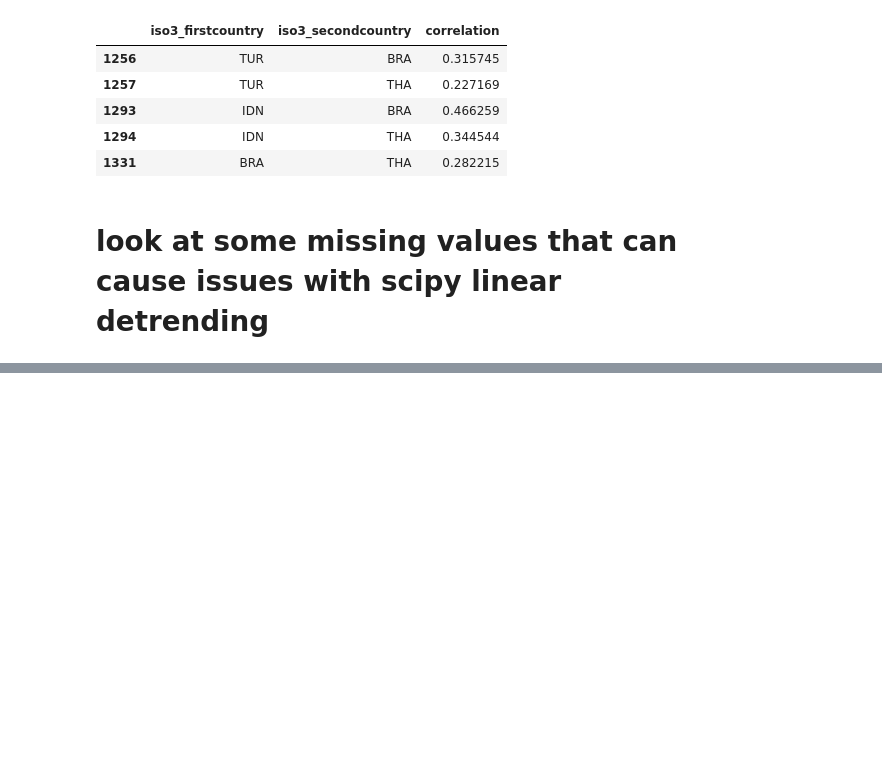
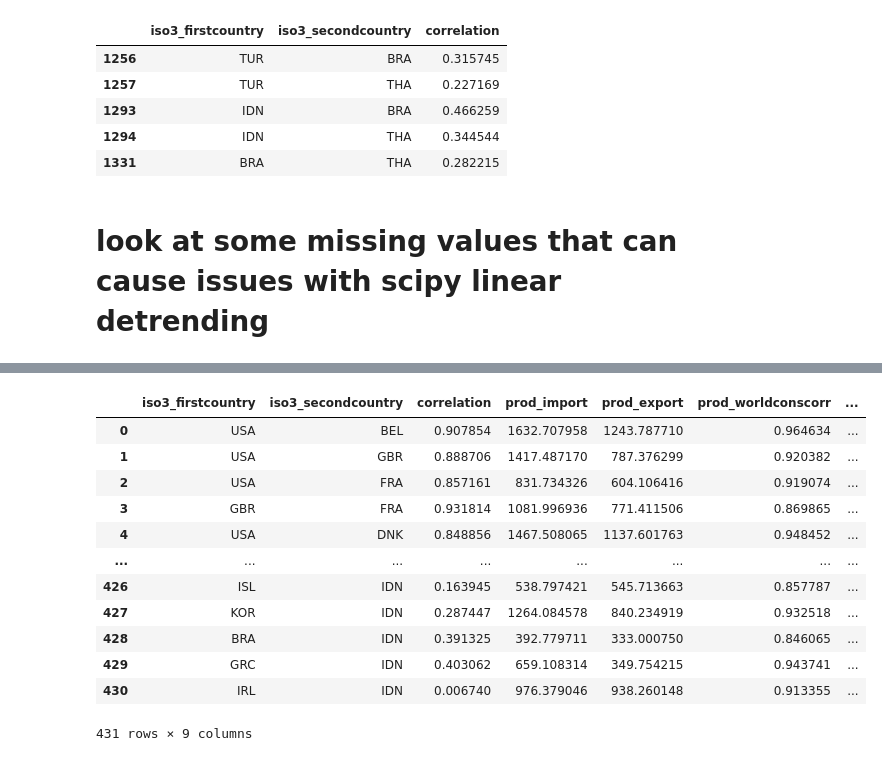
Before and after one commit to emilyfu1/correlationmodule, a Jupyter notebook: main.ipynb, the cells around one changed output, grey strips where cells are left out. Saved outputs shown, nothing was run; the diff lists cells and outputs as text; code cells hidden in the pictures; blank space fills up the shorter version.

```diff
--- a/main.ipynb
+++ b/main.ipynb
@@ -388,0 +393,35 @@ lookatnansoecd_u[lookatnansoecd_u.isna().any(1)]
+# %%
+# import the shares data (original version)
+shares_original = pd.read_pickle(cleandatapath+'FullData_OriginalData_plusExports.pkl')[['iso3', 'year', 'Import USD', 'Import EUR', 'Export USD', 'Export EUR']]
+
+# import the shares data (alternative version)
+shares_alt = pd.read_pickle(cleandatapath+'FullData_OurData_NScode_TSimportShares_Taiwan.pkl')[['iso3', 'year', 'Import USD', 'Import EUR', 'Export USD', 'Export EUR']]
+
+# import the shares data (edited version of original)
+shares_altoriginal = pd.read_pickle(cleandatapath+'FullData_OurData_NScode_CorrectedOriginalVersion.pkl')[['iso3', 'year', 'Import USD', 'Import EUR', 'Export USD', 'Export EUR']]
+
+
+# countries with enough invoicing data (can use any version, will have the same countries)
+allsharescountries = list(shares_original.dropna()['iso3'].unique())
+
+# organize shares data
+dataversions = [shares_original, shares_alt, shares_altoriginal]
+dataversions_names = ['original', 'alt', 'altoriginal']
+sharesdata_dict = dict.fromkeys(dataversions_names)
+
+# put the 3 versions of the data in their own dictionary entries
+for i, version in enumerate(dataversions):
+    # taking the same year range as the correlation data and only using one obs per year since it is annual data
+    # only consider countries that we calculated correlation coefficients for
+    version = version[(version['iso3'].isin(rgdp_sa.columns)) & ((version['year'] >= 1990) & (version['year'] <= 2021))].groupby(['iso3', 'year']).first().reset_index()
+    # getting the averages
+    version = version[['iso3', 'Import USD', 'Import EUR', 'Export USD', 'Export EUR']].groupby(['iso3'], as_index=False).mean()
+    version = version.dropna()
+    version.name = dataversions_names[i]
+    # print(version)
+
+    sharesdata_dict[version.name] = version
+# %%
+shares_correlations_alt = reg.prepare_shares(correlation_data=rgdpreshaped, shares_data=sharesdata_dict, version='alt')
+
+shares_correlations_alt
@@ -388,0 +498,16 @@ lookatnansoecd_u[lookatnansoecd_u.isna().any(1)]
+# %%
+correlations_covariates_alt[['iso3_firstcountry', 'iso3_secondcountry', 'correlation', 'prod_import', 'prod_export', 'prod_worldconscorr', 'prod_ngdpshare', 'prod_cent', 'bti']]
+# %% [output]
+|  | iso3_firstcountry | iso3_secondcountry | correlation | prod_import | prod_export | prod_worldconscorr | ... |
+| 0 | USA | BEL | 0.907854 | 1632.707958 | 1243.787710 | 0.964634 | ... |
+| 1 | USA | GBR | 0.888706 | 1417.487170 | 787.376299 | 0.920382 | ... |
+| 2 | USA | FRA | 0.857161 | 831.734326 | 604.106416 | 0.919074 | ... |
+| 3 | GBR | FRA | 0.931814 | 1081.996936 | 771.411506 | 0.869865 | ... |
+| 4 | USA | DNK | 0.848856 | 1467.508065 | 1137.601763 | 0.948452 | ... |
+| ... | ... | ... | ... | ... | ... | ... | ... |
+| 426 | ISL | IDN | 0.163945 | 538.797421 | 545.713663 | 0.857787 | ... |
+| 427 | KOR | IDN | 0.287447 | 1264.084578 | 840.234919 | 0.932518 | ... |
+| 428 | BRA | IDN | 0.391325 | 392.779711 | 333.000750 | 0.846065 | ... |
+| 429 | GRC | IDN | 0.403062 | 659.108314 | 349.754215 | 0.943741 | ... |
+| 430 | IRL | IDN | 0.006740 | 976.379046 | 938.260148 | 0.913355 | ... |
+431 rows × 9 columns
```
Also changed, not shown: parts of 10 cells of this notebook, 1 other file.
